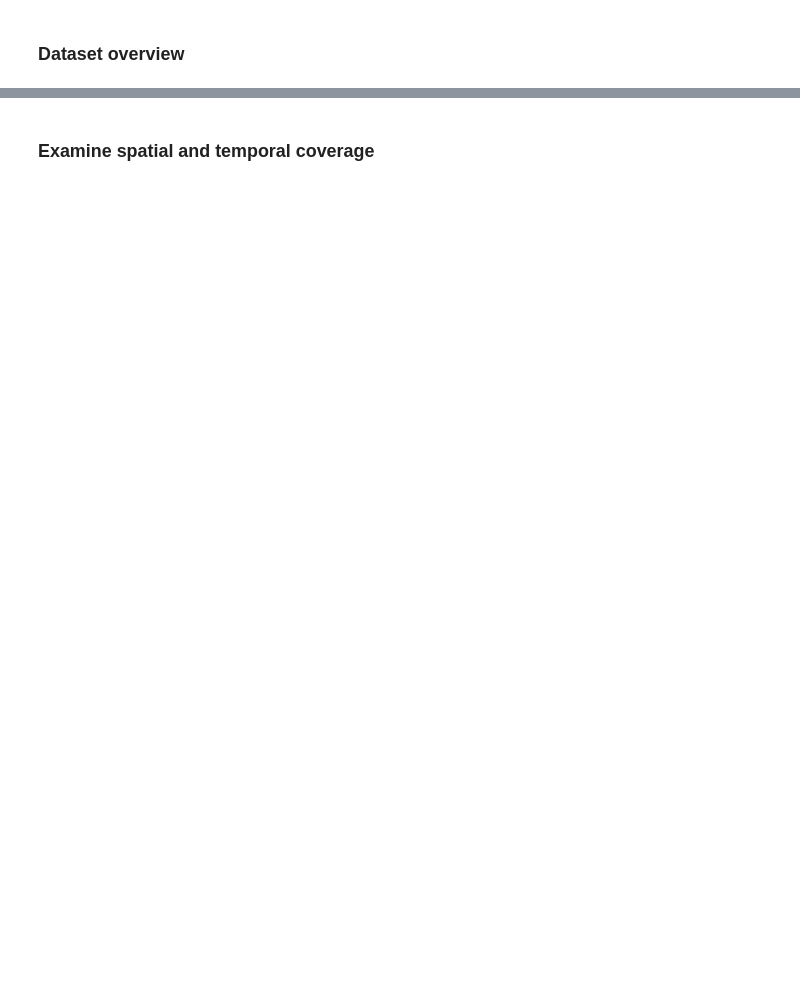
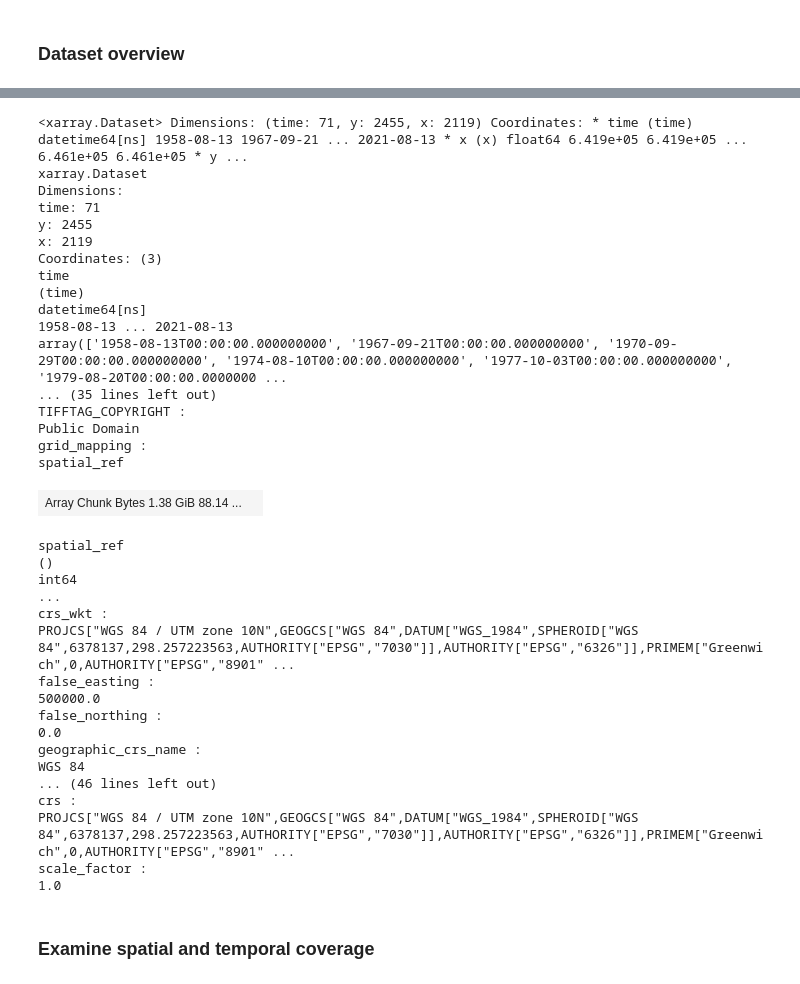
Before and after one commit to geo-smart/spacetime-elevation, a Jupyter notebook: contributors/friedrich/mount_baker_south_cascade_aws_data_access.ipynb, the cells around one changed output, grey strips where cells are left out. Saved outputs shown, nothing was run; the diff lists cells and outputs as text; code cells hidden in the pictures; blank space fills up the shorter version.

```diff
--- a/contributors/friedrich/mount_baker_south_cascade_aws_data_access.ipynb
+++ b/contributors/friedrich/mount_baker_south_cascade_aws_data_access.ipynb
@@ -66,6 +65,44 @@ crs :
 PROJCS["WGS 84 / UTM zone 10N",GEOGCS["WGS 84",DATUM["WGS_1984",SPHEROID["WGS 84",6378137,298.257223563,AUTHORITY["EPSG","7030"]],AUTHORITY["EPSG","6326"]],PRIMEM["Greenwich",0,AUTHORITY["EPSG","8901" ...
 scale_factor :
 1.0
+# %%
+scg_ds
+# %% [output]
+<xarray.Dataset> Dimensions: (time: 71, y: 2455, x: 2119) Coordinates: * time (time) datetime64[ns] 1958-08-13 1967-09-21 ... 2021-08-13 * x (x) float64 6.419e+05 6.419e+05 ... 6.461e+05 6.461e+05 * y ...
+xarray.Dataset
+Dimensions:
+time: 71
+y: 2455
+x: 2119
+Coordinates: (3)
+time
+(time)
+datetime64[ns]
+1958-08-13 ... 2021-08-13
+array(['1958-08-13T00:00:00.000000000', '1967-09-21T00:00:00.000000000', '1970-09-29T00:00:00.000000000', '1974-08-10T00:00:00.000000000', '1977-10-03T00:00:00.000000000', '1979-08-20T00:00:00.0000000 ...
+... (35 lines left out)
+TIFFTAG_COPYRIGHT :
+Public Domain
+grid_mapping :
+spatial_ref
+| Array Chunk Bytes 1.38 GiB 88.14 ... |  |
+spatial_ref
+()
+int64
+...
+crs_wkt :
+PROJCS["WGS 84 / UTM zone 10N",GEOGCS["WGS 84",DATUM["WGS_1984",SPHEROID["WGS 84",6378137,298.257223563,AUTHORITY["EPSG","7030"]],AUTHORITY["EPSG","6326"]],PRIMEM["Greenwich",0,AUTHORITY["EPSG","8901" ...
+false_easting :
+500000.0
+false_northing :
+0.0
+geographic_crs_name :
+WGS 84
+... (46 lines left out)
+crs :
+PROJCS["WGS 84 / UTM zone 10N",GEOGCS["WGS 84",DATUM["WGS_1984",SPHEROID["WGS 84",6378137,298.257223563,AUTHORITY["EPSG","7030"]],AUTHORITY["EPSG","6326"]],PRIMEM["Greenwich",0,AUTHORITY["EPSG","8901" ...
+scale_factor :
+1.0
 # %% [markdown]
 ### Examine spatial and temporal coverage
 # %%
```
Also changed, not shown: parts of 8 cells of this notebook.
